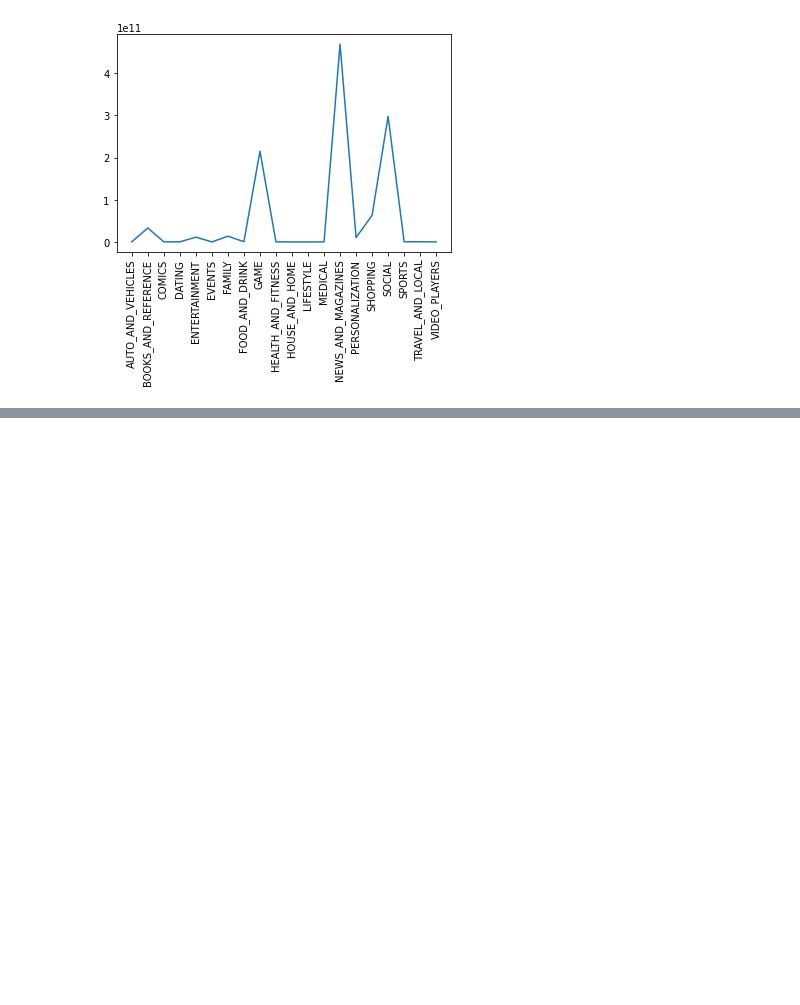
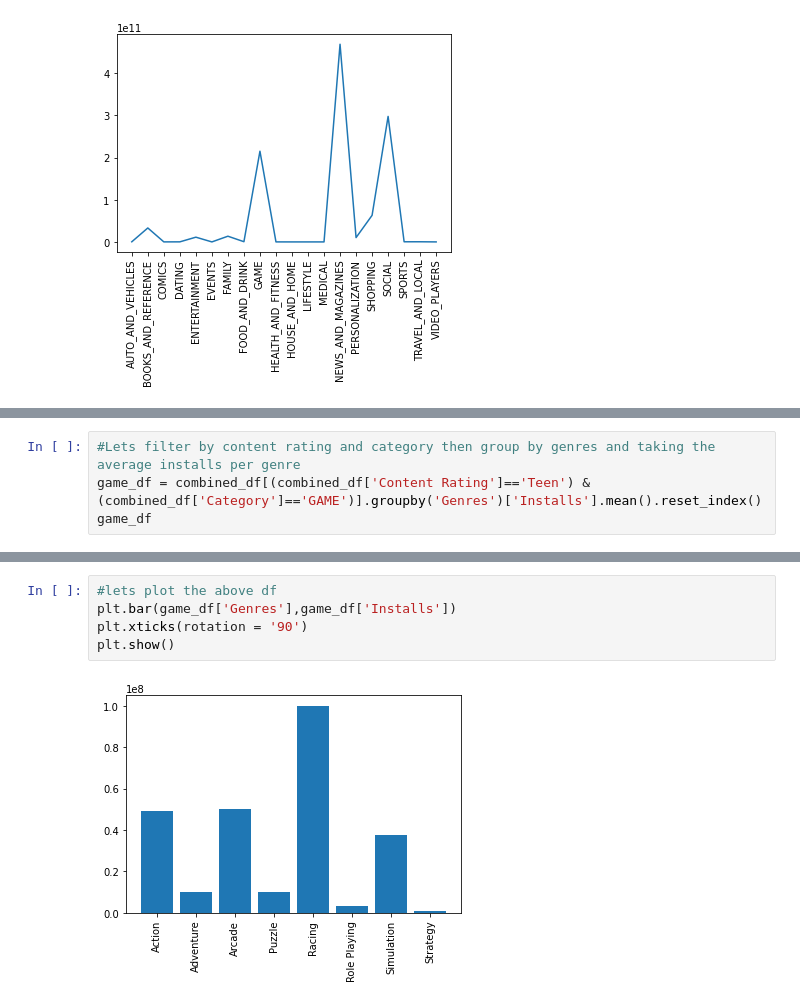
Before and after one commit to codewithsrs/app-data-analysis, a Jupyter notebook: playstore_app_review_analysis.ipynb, the cells around one changed output, grey strips where cells are left out. Saved outputs shown, nothing was run; the diff lists cells and outputs as text; blank space fills up the shorter version.

```diff
--- a/playstore_app_review_analysis.ipynb
+++ b/playstore_app_review_analysis.ipynb
@@ -431,0 +433,4 @@ plt.show()
+# %%
+#Lets filter by content rating and category then group by genres and taking the average installs per genre
+game_df = combined_df[(combined_df['Content Rating']=='Teen') & (combined_df['Category']=='GAME')].groupby('Genres')['Installs'].mean().reset_index()
+game_df
@@ -431,0 +447,7 @@ plt.show()
+# %%
+#lets plot the above df
+plt.bar(game_df['Genres'],game_df['Installs'])
+plt.xticks(rotation = '90')
+plt.show()
+# %% [output]
+[figure, added]
```
Also changed, not shown: parts of 3 cells of this notebook.
